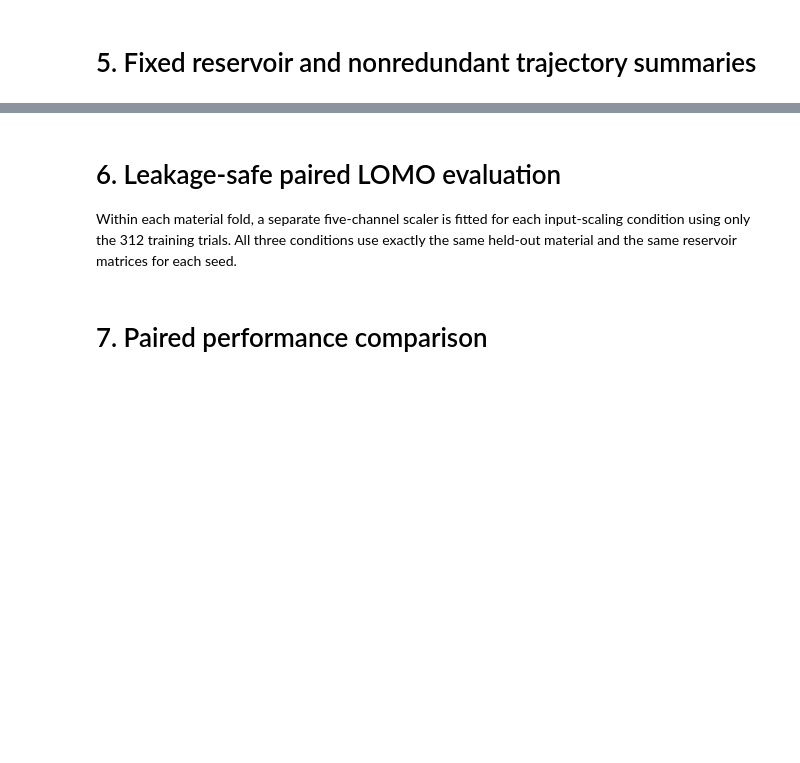
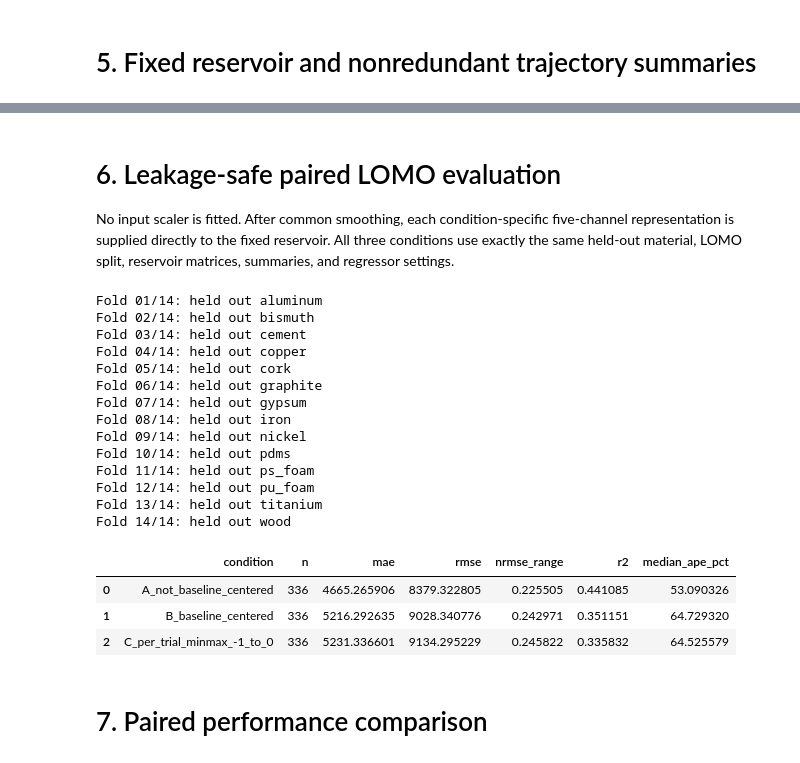
Before and after one commit to cojulieanne/Warmth-Sensor-Object-Detection, a Jupyter notebook: notebooks/ABLA - Baseline Centering Controlled Ablation.ipynb, the cells around one changed output, grey strips where cells are left out. Drawn from its saved outputs; the diff is of its cells as text; code cells hidden in the pictures; blank space fills up the shorter version.

```diff
--- a/notebooks/ABLA - Baseline Centering Controlled Ablation.ipynb
+++ b/notebooks/ABLA - Baseline Centering Controlled Ablation.ipynb
@@ -272,7 +378,7 @@ print(f"ESN summary predictors per seed: {ESN_PARAMS['res_size'] * 9}")
 # %% [markdown]
 # 6. Leakage-safe paired LOMO evaluation
 
-Within each material fold, a separate five-channel scaler is fitted for each input-scaling condition using only the 312 training trials. All three conditions use exactly the same held-out material and the same reservoir matrices for each seed.
+No input scaler is fitted. After common smoothing, each condition-specific five-channel representation is supplied directly to the fixed reservoir. All three conditions use exactly the same held-out material, LOMO split, reservoir matrices, summaries, and regressor settings.
 # %%
 def make_regressor(random_state):
     xgb = XGBRegressor(
@@ -296,14 +402,13 @@ def pooled_metrics(y_true, y_pred):
     }
 
 def feature_table(train_ids, all_ids, input_mode, seed):
-    scaler = StandardScaler().fit(np.vstack([
-        esn_input(aligned_trials[trial_id], input_mode) for trial_id in train_ids
-    ]))
+    # train_ids is retained in the API to keep fold construction explicit,
+    # but no scaler is fitted: each condition enters the ESN directly.
     reservoir = ManualReservoir(seed)
     rows = []
     for trial_id in all_ids:
         trial = aligned_trials[trial_id]
-        sequence = scaler.transform(esn_input(trial, input_mode))
+        sequence = esn_input(trial, input_mode)
         states = reservoir.run(sequence)
         time = trial["time_from_contact"].to_numpy(float)[ESN_PARAMS["washout"]:]
         row = summarize_states(time, states)
@@ -330,33 +435,52 @@ for fold, (train_idx, test_idx) in enumerate(logo.split(METADATA, groups=METADAT
             model.fit(X_train, y_train)
             pred = model.predict(X_test)
             if CLIP_PREDICTIONS_TO_TRAIN_RANGE:
                 pred = np.clip(pred, y_train.min(), y_train.max())
             seed_predictions.append(pred)
         prediction = np.mean(seed_predictions, axis=0)
         residual = prediction - y_test
         rmse = float(np.sqrt(np.mean(residual**2)))
         fold_rows.append({
             "condition": condition, "fold": fold, "held_out_material": material,
             "n": len(y_test), "mae": float(np.mean(np.abs(residual))), "rmse": rmse,
             "nrmse_training_range": rmse/float(np.ptp(y_train)),
             "mean_error_bias": float(np.mean(residual)),
             "median_ape_pct": float(np.median(np.abs(residual/y_test))*100),
         })
         for row_index, (_, meta_row) in enumerate(test_meta.iterrows()):
             prediction_rows.append({
                 "condition": condition, "fold": fold, "trial_id": meta_row["trial_id"],
                 "Temperature": meta_row["Temperature"], "Sample": meta_row["Sample"],
                 "Trial": meta_row["Trial"], "y_true": y_test[row_index],
                 "y_pred": prediction[row_index],
             })
 
 OOF = pd.DataFrame(prediction_rows)
 FOLD_METRICS = pd.DataFrame(fold_rows)
 OVERALL = pd.DataFrame([
     {"condition": condition, **pooled_metrics(part["y_true"], part["y_pred"])}
     for condition, part in OOF.groupby("condition", sort=False)
 ])
 display(OVERALL)
+# %% [output]
+Fold 01/14: held out aluminum
+Fold 02/14: held out bismuth
+Fold 03/14: held out cement
+Fold 04/14: held out copper
+Fold 05/14: held out cork
+Fold 06/14: held out graphite
+Fold 07/14: held out gypsum
+Fold 08/14: held out iron
+Fold 09/14: held out nickel
+Fold 10/14: held out pdms
+Fold 11/14: held out ps_foam
+Fold 12/14: held out pu_foam
+Fold 13/14: held out titanium
+Fold 14/14: held out wood
+|  | condition | n | mae | rmse | nrmse_range | r2 | median_ape_pct |
+| 0 | A_not_baseline_centered | 336 | 4665.265906 | 8379.322805 | 0.225505 | 0.441085 | 53.090326 |
+| 1 | B_baseline_centered | 336 | 5216.292635 | 9028.340776 | 0.242971 | 0.351151 | 64.729320 |
+| 2 | C_per_trial_minmax_-1_to_0 | 336 | 5231.336601 | 9134.295229 | 0.245822 | 0.335832 | 64.525579 |
 # %% [markdown]
 # 7. Paired performance comparison
 # %%
```
Also changed, not shown: parts of 17 cells of this notebook, 29 other files.
